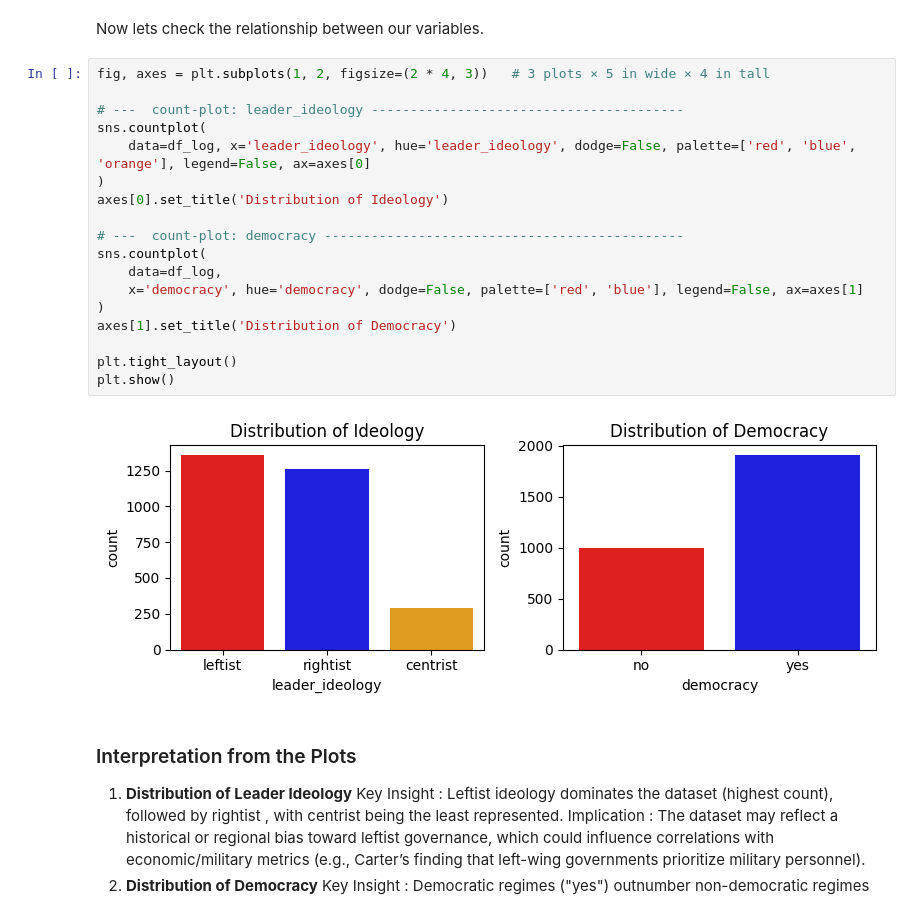
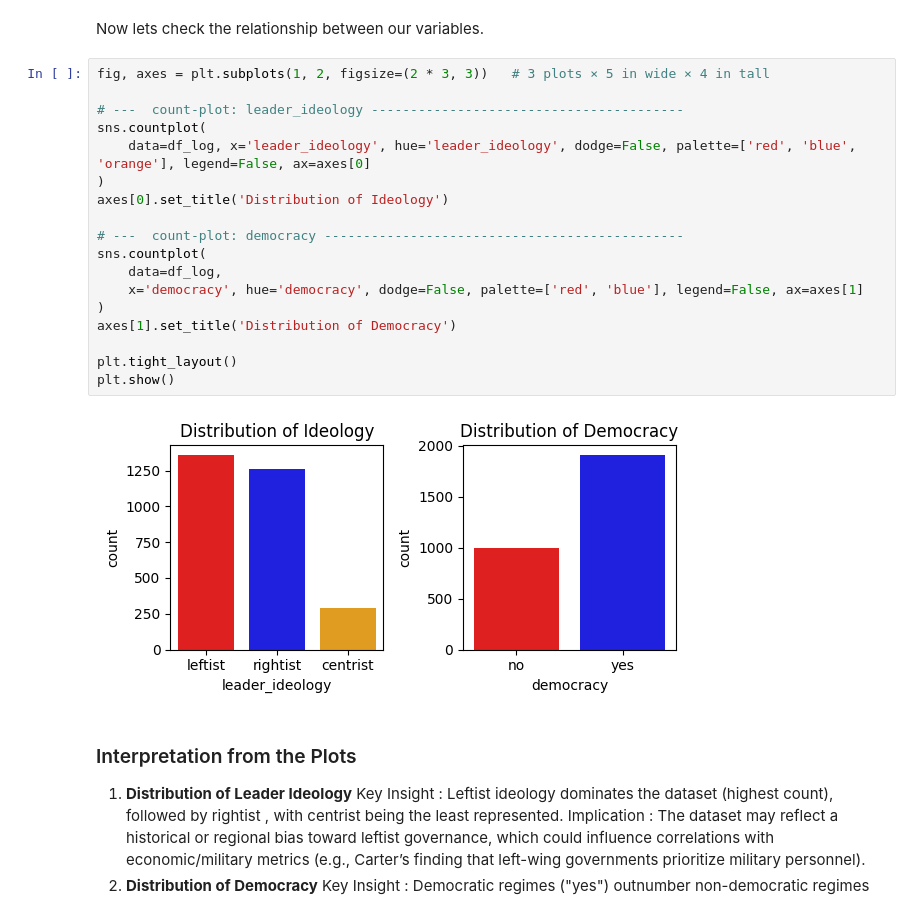
Before and after one commit to irmakoz1/ML1-HSLU, a Jupyter notebook: ML1-Project_TeamDraft_v2.ipynb, the cells around one changed output. Drawn from its saved outputs; the diff is of its cells as text.

```diff
--- a/ML1-Project_TeamDraft_v2.ipynb
+++ b/ML1-Project_TeamDraft_v2.ipynb
@@ -222,25 +222,25 @@ According to our correlation plot we have high correlation among some variables.
 
 Now lets check the relationship between our variables.
 # %%
-fig, axes = plt.subplots(1, 2, figsize=(2 * 4, 3))   # 3 plots × 5 in wide × 4 in tall
+fig, axes = plt.subplots(1, 2, figsize=(2 * 3, 3))   # 3 plots × 5 in wide × 4 in tall
 
 # ---  count-plot: leader_ideology ----------------------------------------
 sns.countplot(
     data=df_log, x='leader_ideology', hue='leader_ideology', dodge=False, palette=['red', 'blue', 'orange'], legend=False, ax=axes[0]
 )
 axes[0].set_title('Distribution of Ideology')
 
 # ---  count-plot: democracy ----------------------------------------------
 sns.countplot(
     data=df_log,
     x='democracy', hue='democracy', dodge=False, palette=['red', 'blue'], legend=False, ax=axes[1]
 )
 axes[1].set_title('Distribution of Democracy')
 
 plt.tight_layout()
 plt.show()
 # %% [output]
-[figure, old version]
+[figure, new version]
 # %% [markdown]
 ### Interpretation from the Plots
 1. **Distribution of Leader Ideology**
```
Also changed, not shown: parts of 21 cells of this notebook.
